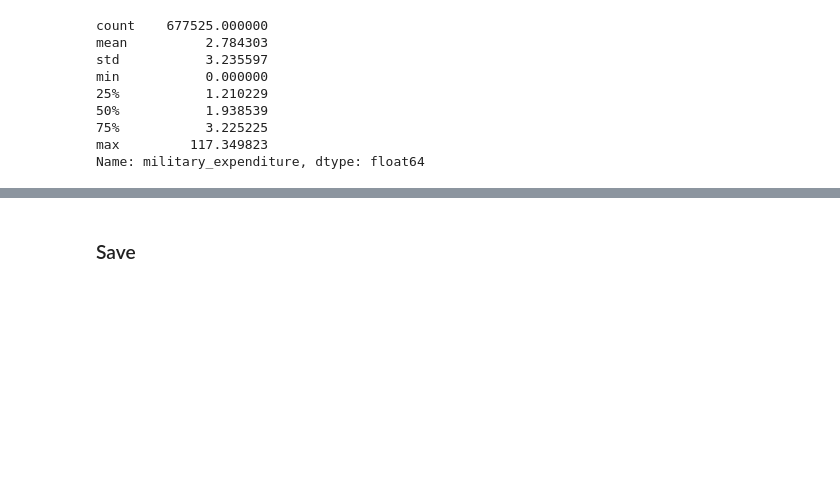
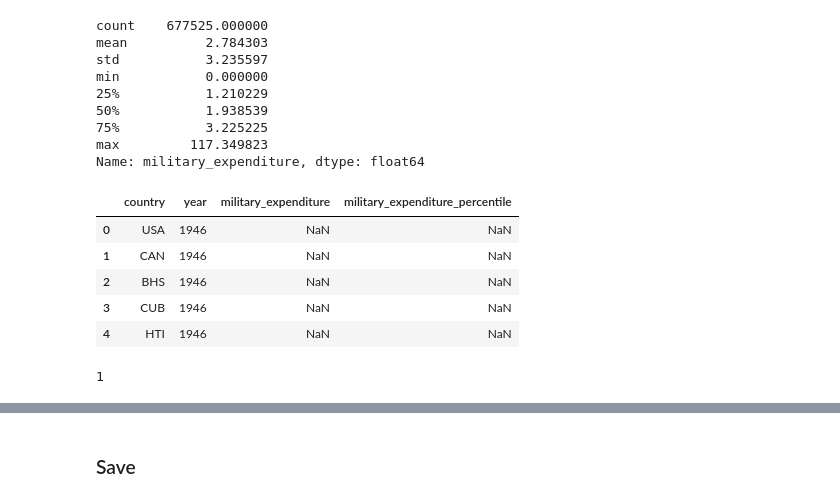
Before and after one commit to lauren-kirsh/Diversity-and-Respresentation-in-UN-Voting, a Jupyter notebook: notebook/UN_data_NU_DI.ipynb, the cells around one changed output, grey strips where cells are left out. Cells and saved outputs as stored; diff of their text form; code cells hidden in the pictures; blank space fills up the shorter version.

```diff
--- a/notebook/UN_data_NU_DI.ipynb
+++ b/notebook/UN_data_NU_DI.ipynb
@@ -404,3 +396,25 @@ min           0.000000
 75%           3.225225
 max         117.349823
 Name: military_expenditure, dtype: float64
+# %%
+# create a new database
+percentile = pd.DataFrame({'country': temp.country,
+                            'year': temp.year,
+                            'military_expenditure': temp.military_expenditure,
+                            'military_expenditure_percentile': temp.military_expenditure_percentile})
+# %%
+percentile.drop_duplicates(inplace=True)
+percentile.reset_index(drop=True, inplace=True)
+# %%
+percentile.head()
+# %% [output]
+|  | country | year | military_expenditure | military_expenditure_percentile |
+| 0 | USA | 1946 | NaN | NaN |
+| 1 | CAN | 1946 | NaN | NaN |
+| 2 | BHS | 1946 | NaN | NaN |
+| 3 | CUB | 1946 | NaN | NaN |
+| 4 | HTI | 1946 | NaN | NaN |
+# %%
+percentile[percentile['country'] == 'CAN'][percentile['year'] == 1946].index.values[0]
+# %% [output]
+1
```
Also changed, not shown: parts of 14 cells of this notebook, 1 other file.
